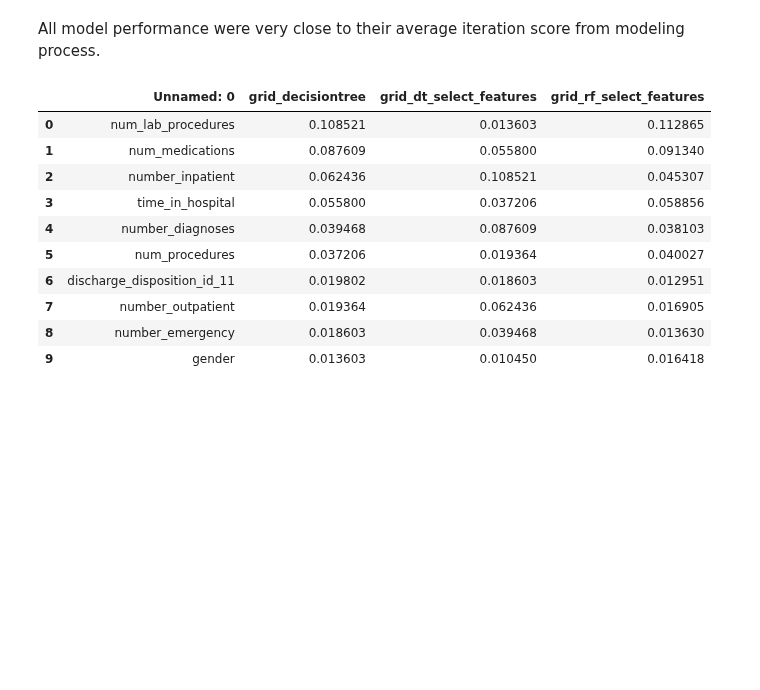
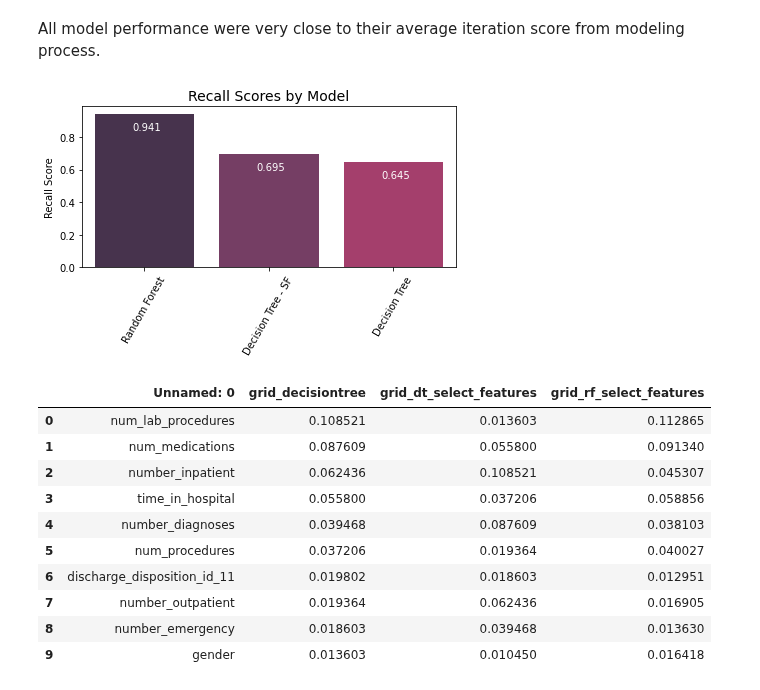
Before and after one commit to yunghanjeong/diabetic_readmission_prediction, a Jupyter notebook: diabetes_readmission_prediction.ipynb, the cells around one changed output. Cells and saved outputs as stored; diff of their text form; code cells hidden in the pictures; blank space fills up the shorter version.

Commit message:
made model score plots

```diff
--- a/diabetes_readmission_prediction.ipynb
+++ b/diabetes_readmission_prediction.ipynb
@@ -616,6 +616,27 @@ Decision Tree with Select Features Recall:  0.6952133879700874
 Random Forest Recall:  0.9411279148610006
 # %% [markdown]
 All model performance were very close to their average iteration score from modeling process.
+# %%
+y = sorted([dt_recall, dt_eng_recall, rf_recall], reverse=True)
+x = list(range(0, len(y)))
+label = ["Random Forest", "Decision Tree - SF", "Decision Tree"]
+
+sns.set_palette("rocket")
+fig, ax = plt.subplots()
+
+sns.barplot(x,y, ax=ax, alpha=0.9, label=label)
+plt.xticks(x, label, rotation=60)
+plt.ylabel("Recall Score")
+
+for x_pos, y_pos in zip(x,y):
+    ax.text(x_pos-0.1, y_pos - 0.1, str(round(y_pos,3)), color="white")
+
+plt.title("Recall Scores by Model", size=14)
+fig.tight_layout()
+plt.savefig("image\\recall_score_model.png")
+plt.show();
+# %% [output]
+[figure, added]
 # %%
 all_feature_grid_models = pd.read_csv(r"model\all_model_feature_weight.csv")
 # %%
```
Also changed, not shown: 1 other file.
